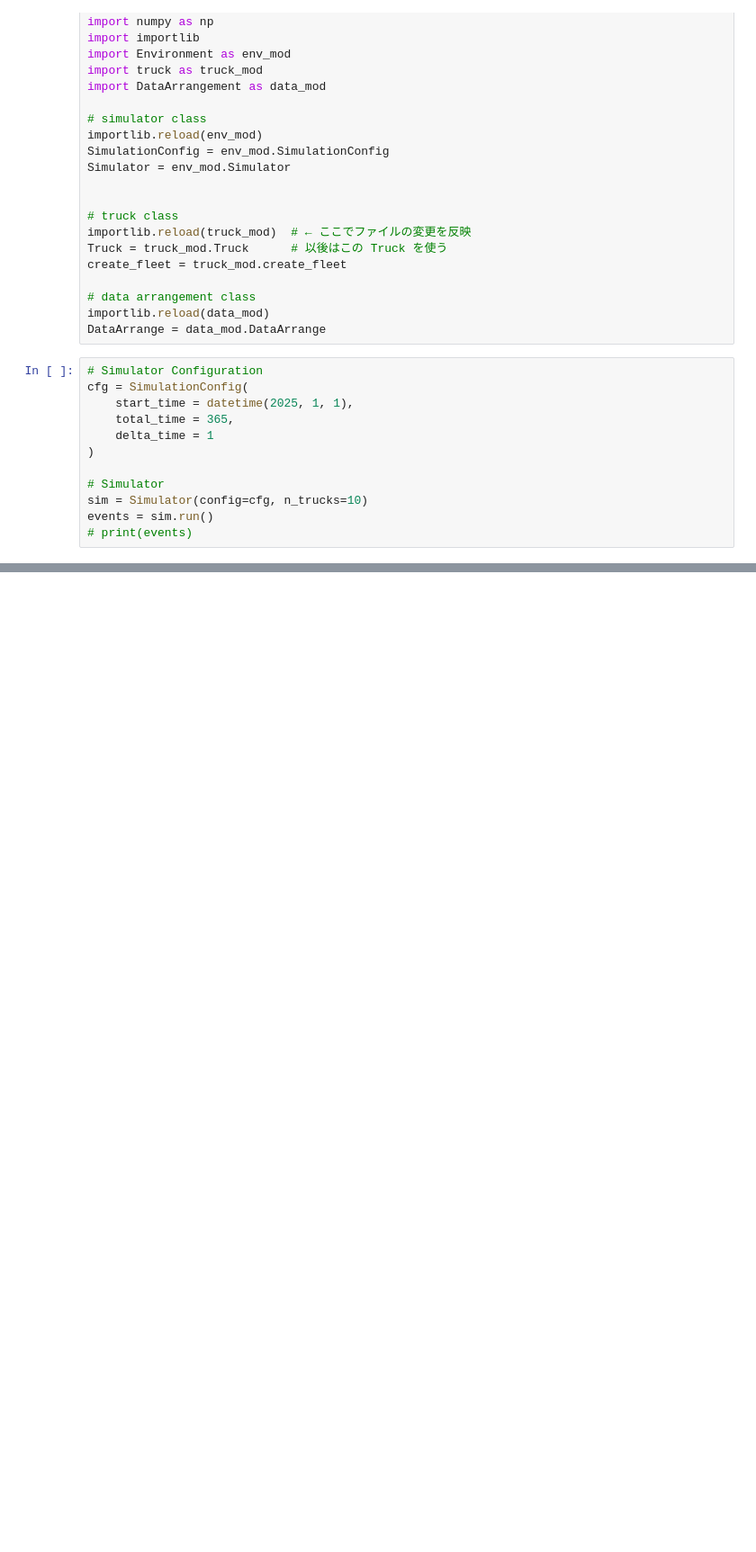
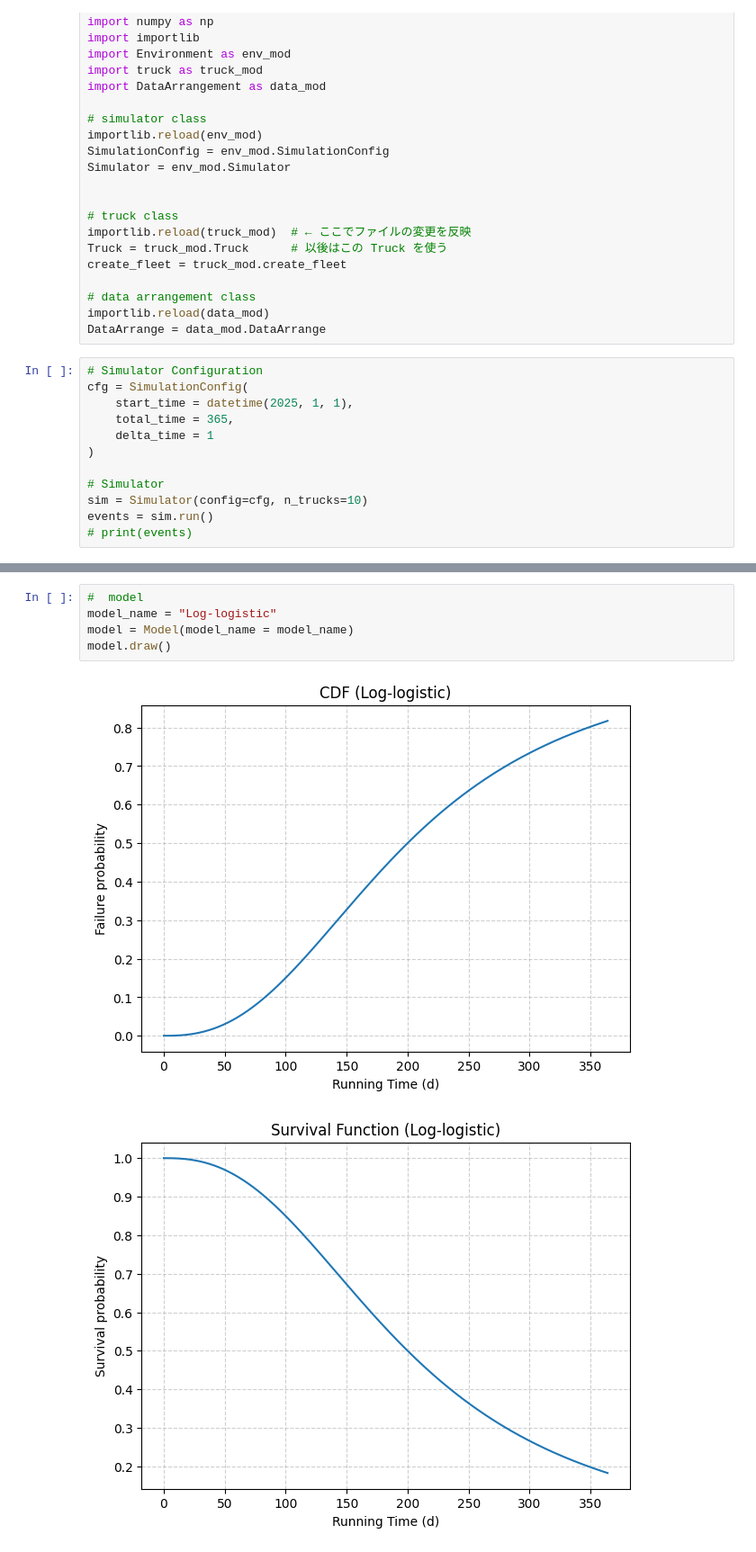
Before and after one commit to caisr-hh/TruckParts-Demand-Inventory-Simulator, a Jupyter notebook: main.ipynb, the cells around one changed output, grey strips where cells are left out. Shown at 90% size. Cells and saved outputs as stored; diff of their text form; blank space fills up the shorter version.

```diff
--- a/main.ipynb
+++ b/main.ipynb
@@ -55,0 +87,8 @@ for col in data_arrange.part_data.columns:
+# %%
+#  model
+model_name = "Log-logistic"
+model = Model(model_name = model_name)
+model.draw()
+# %% [output]
+[figure, added]
+[figure, added]
```
Also changed, not shown: parts of 5 cells of this notebook, 6 other files.
